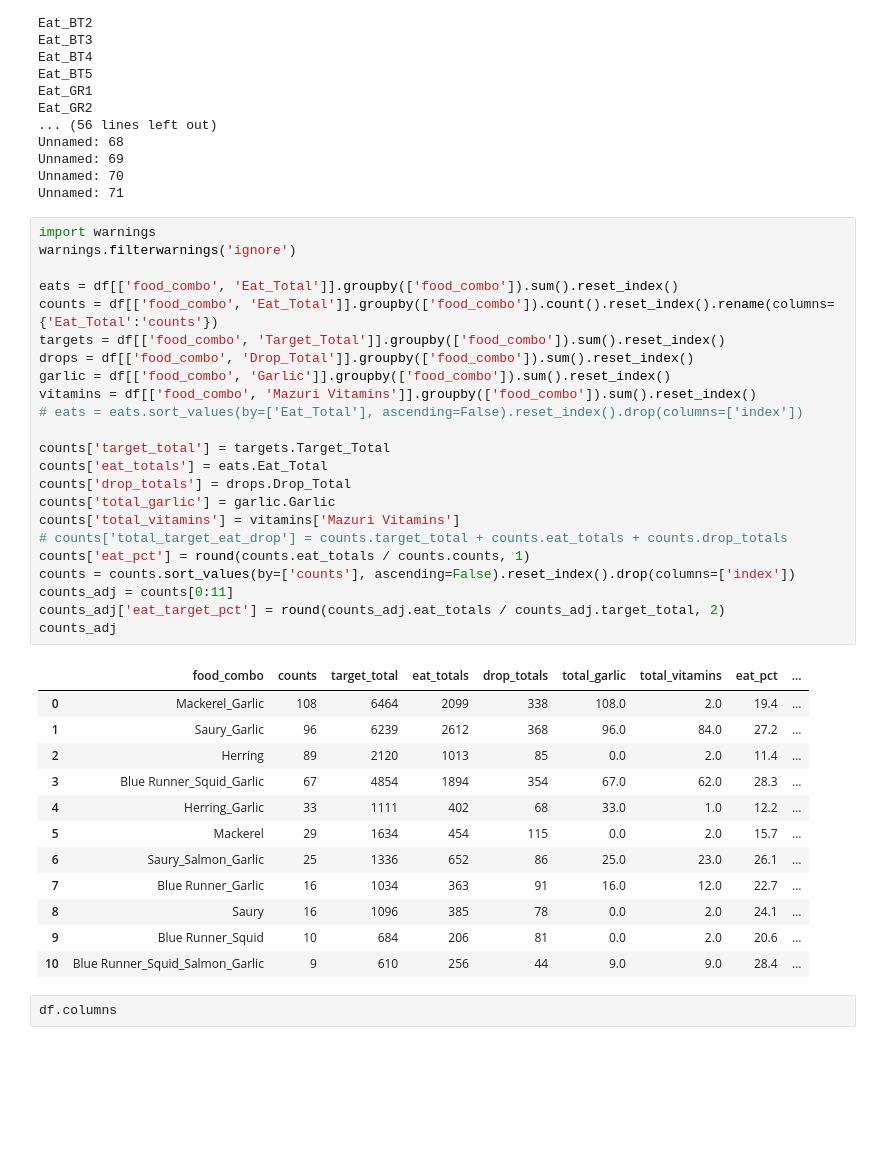
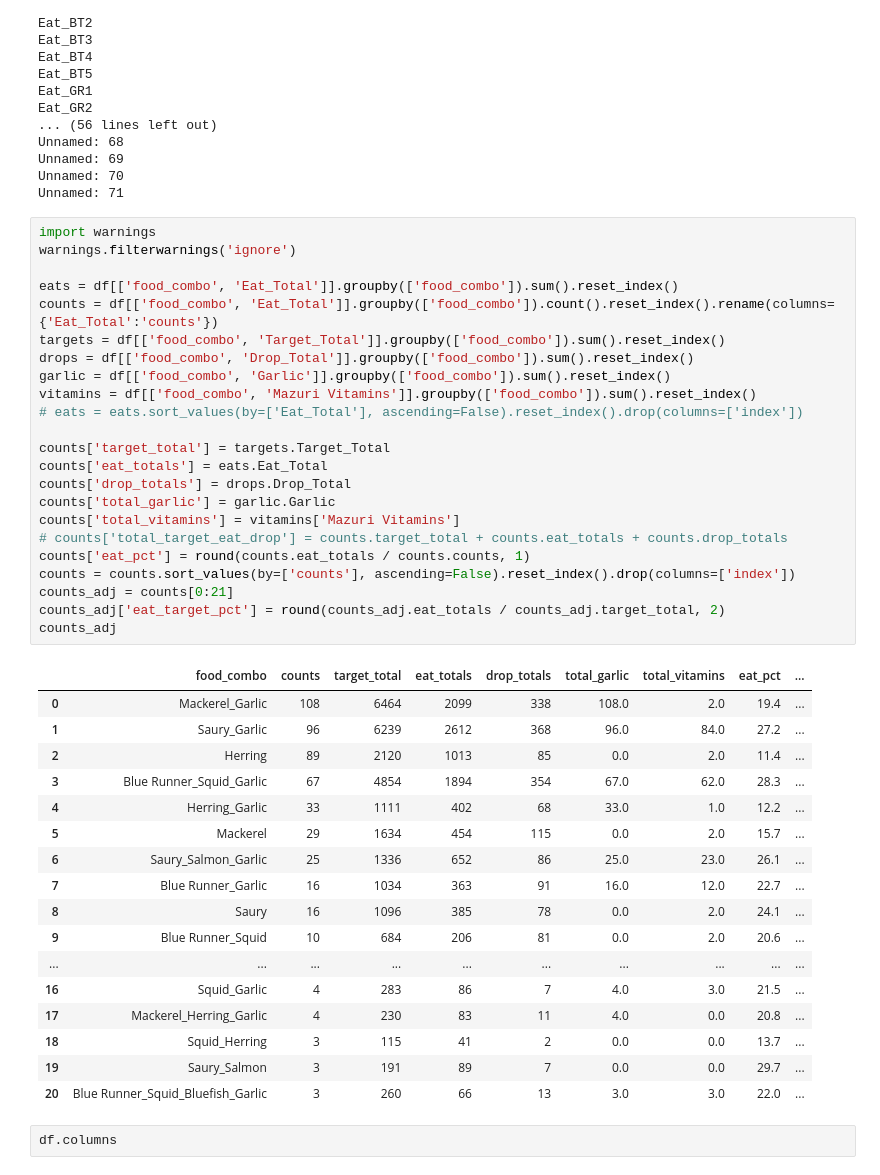
Before and after one commit to Data-Science-in-Business-Fall-2020/final-project-spencer_parker_chris, a Jupyter notebook: data-cleaning-spencer.ipynb, the cells around one changed output. Drawn from its saved outputs; the diff is of its cells as text; blank space fills up the shorter version.

```diff
--- a/data-cleaning-spencer.ipynb
+++ b/data-cleaning-spencer.ipynb
@@ -160,35 +162,40 @@ warnings.filterwarnings('ignore')
 eats = df[['food_combo', 'Eat_Total']].groupby(['food_combo']).sum().reset_index()
 counts = df[['food_combo', 'Eat_Total']].groupby(['food_combo']).count().reset_index().rename(columns={'Eat_Total':'counts'})
 targets = df[['food_combo', 'Target_Total']].groupby(['food_combo']).sum().reset_index()
 drops = df[['food_combo', 'Drop_Total']].groupby(['food_combo']).sum().reset_index()
 garlic = df[['food_combo', 'Garlic']].groupby(['food_combo']).sum().reset_index()
 vitamins = df[['food_combo', 'Mazuri Vitamins']].groupby(['food_combo']).sum().reset_index()
 # eats = eats.sort_values(by=['Eat_Total'], ascending=False).reset_index().drop(columns=['index'])
 
 counts['target_total'] = targets.Target_Total
 counts['eat_totals'] = eats.Eat_Total
 counts['drop_totals'] = drops.Drop_Total
 counts['total_garlic'] = garlic.Garlic
 counts['total_vitamins'] = vitamins['Mazuri Vitamins']
 # counts['total_target_eat_drop'] = counts.target_total + counts.eat_totals + counts.drop_totals
 counts['eat_pct'] = round(counts.eat_totals / counts.counts, 1)
 counts = counts.sort_values(by=['counts'], ascending=False).reset_index().drop(columns=['index'])
-counts_adj = counts[0:11]
+counts_adj = counts[0:21]
 counts_adj['eat_target_pct'] = round(counts_adj.eat_totals / counts_adj.target_total, 2)
 counts_adj
 # %% [output]
 |  | food_combo | counts | target_total | eat_totals | drop_totals | total_garlic | total_vitamins | eat_pct | ... |
 | 0 | Mackerel_Garlic | 108 | 6464 | 2099 | 338 | 108.0 | 2.0 | 19.4 | ... |
 | 1 | Saury_Garlic | 96 | 6239 | 2612 | 368 | 96.0 | 84.0 | 27.2 | ... |
 | 2 | Herring | 89 | 2120 | 1013 | 85 | 0.0 | 2.0 | 11.4 | ... |
 | 3 | Blue Runner_Squid_Garlic | 67 | 4854 | 1894 | 354 | 67.0 | 62.0 | 28.3 | ... |
 | 4 | Herring_Garlic | 33 | 1111 | 402 | 68 | 33.0 | 1.0 | 12.2 | ... |
 | 5 | Mackerel | 29 | 1634 | 454 | 115 | 0.0 | 2.0 | 15.7 | ... |
 | 6 | Saury_Salmon_Garlic | 25 | 1336 | 652 | 86 | 25.0 | 23.0 | 26.1 | ... |
 | 7 | Blue Runner_Garlic | 16 | 1034 | 363 | 91 | 16.0 | 12.0 | 22.7 | ... |
 | 8 | Saury | 16 | 1096 | 385 | 78 | 0.0 | 2.0 | 24.1 | ... |
 | 9 | Blue Runner_Squid | 10 | 684 | 206 | 81 | 0.0 | 2.0 | 20.6 | ... |
-| 10 | Blue Runner_Squid_Salmon_Garlic | 9 | 610 | 256 | 44 | 9.0 | 9.0 | 28.4 | ... |
+| ... | ... | ... | ... | ... | ... | ... | ... | ... | ... |
+| 16 | Squid_Garlic | 4 | 283 | 86 | 7 | 4.0 | 3.0 | 21.5 | ... |
+| 17 | Mackerel_Herring_Garlic | 4 | 230 | 83 | 11 | 4.0 | 0.0 | 20.8 | ... |
+| 18 | Squid_Herring | 3 | 115 | 41 | 2 | 0.0 | 0.0 | 13.7 | ... |
+| 19 | Saury_Salmon | 3 | 191 | 89 | 7 | 0.0 | 0.0 | 29.7 | ... |
+| 20 | Blue Runner_Squid_Bluefish_Garlic | 3 | 260 | 66 | 13 | 3.0 | 3.0 | 22.0 | ... |
 # %%
 df.columns
 # %% [output]
```
Also changed, not shown: parts of 3 cells of this notebook.
